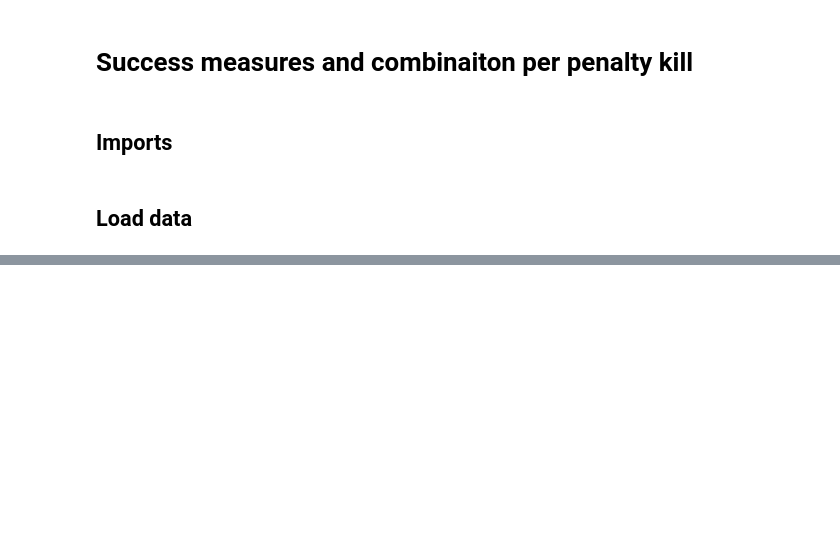
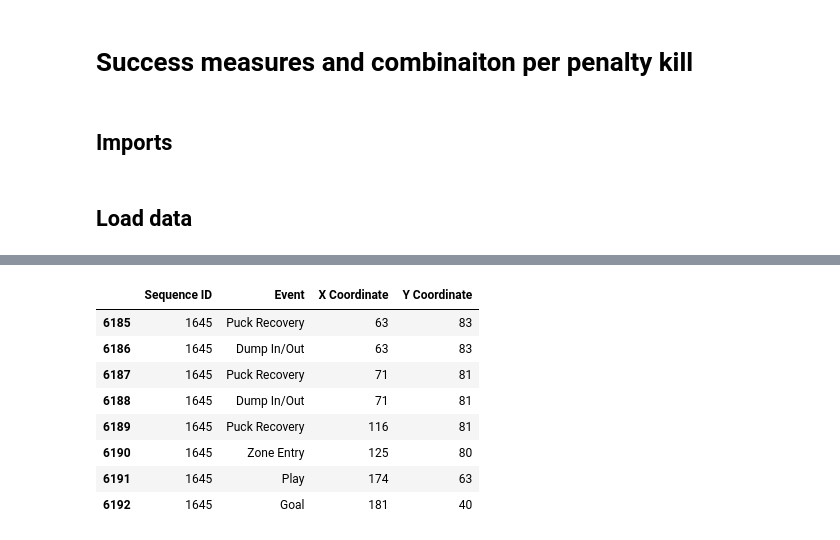
Before and after one commit to EmilyMWright/BDC-2024-PK-Control, a Jupyter notebook: success_measures.ipynb, the cells around one changed output, grey strips where cells are left out. Saved outputs shown, nothing was run; the diff lists cells and outputs as text; code cells hidden in the pictures; blank space fills up the shorter version.

```diff
--- a/success_measures.ipynb
+++ b/success_measures.ipynb
@@ -107,0 +147,12 @@ pk_df.to_csv('data/BDC_' + yr + '_Penalty_Kill_Statistics.csv')
+# %%
+myseq.loc[:, ['Sequence ID', 'Event', 'X Coordinate', 'Y Coordinate']]
+# %% [output]
+|  | Sequence ID | Event | X Coordinate | Y Coordinate |
+| 6185 | 1645 | Puck Recovery | 63 | 83 |
+| 6186 | 1645 | Dump In/Out | 63 | 83 |
+| 6187 | 1645 | Puck Recovery | 71 | 81 |
+| 6188 | 1645 | Dump In/Out | 71 | 81 |
+| 6189 | 1645 | Puck Recovery | 116 | 81 |
+| 6190 | 1645 | Zone Entry | 125 | 80 |
+| 6191 | 1645 | Play | 174 | 63 |
+| 6192 | 1645 | Goal | 181 | 40 |
```
Also changed, not shown: parts of 13 cells of this notebook.
